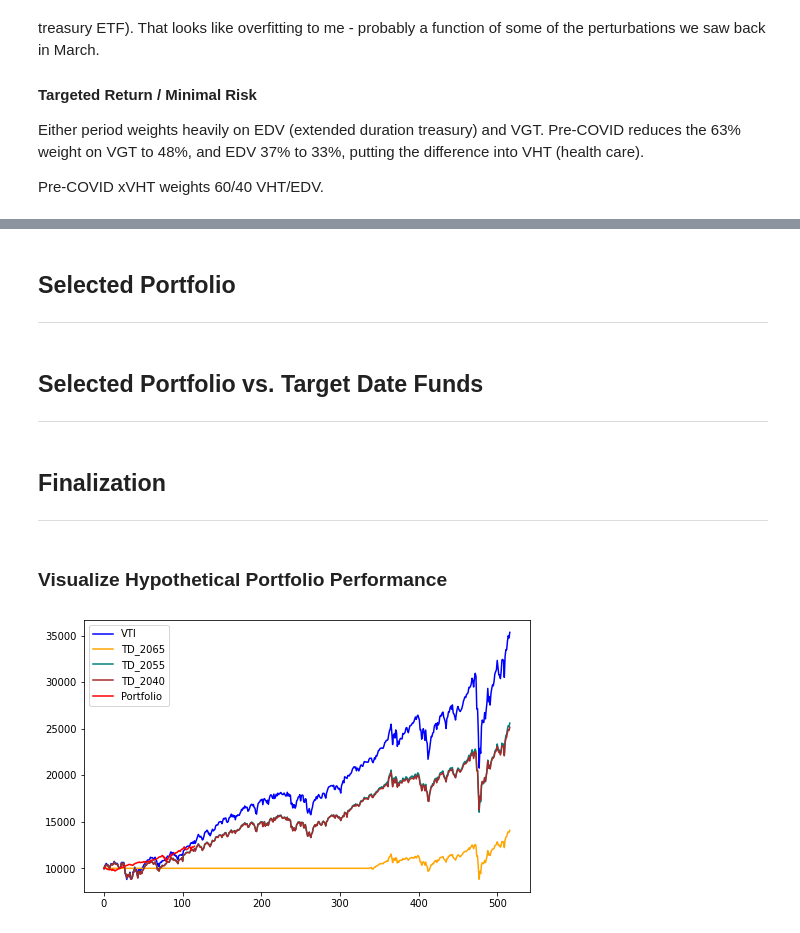
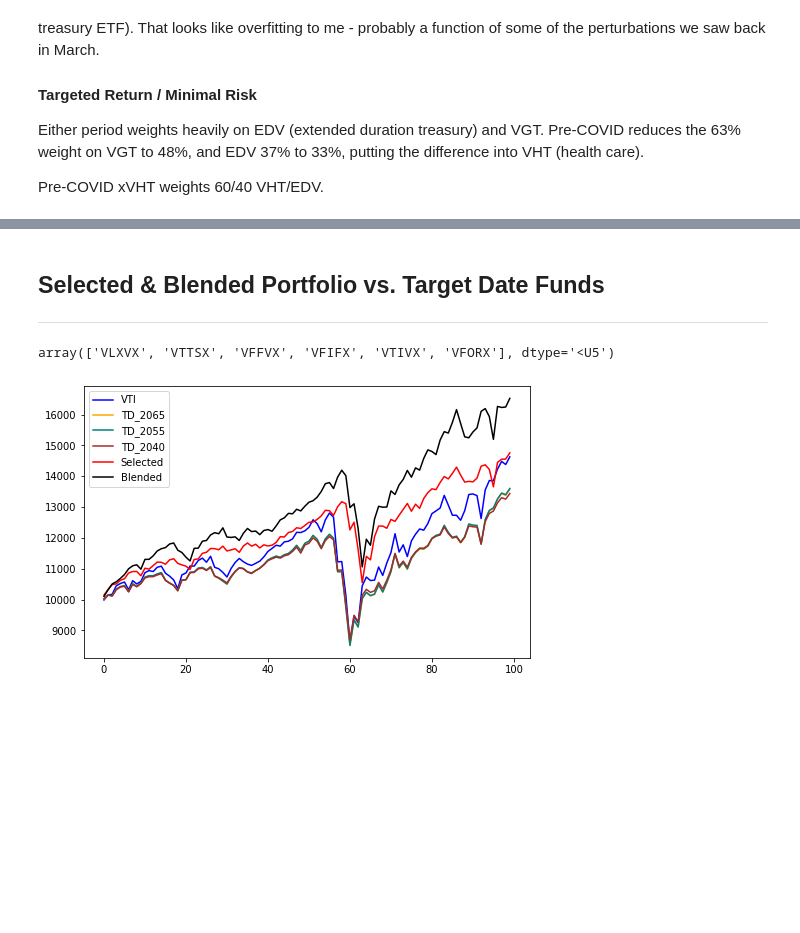
Before and after one commit to Matthew-Amos/Portfolio-Optimization, a Jupyter notebook: January_2021.ipynb, the cells around one changed output, grey strips where cells are left out. Drawn from its saved outputs; the diff is of its cells as text; code cells hidden in the pictures; blank space fills up the shorter version.

Commit message:
selected portfolio

```diff
--- a/January_2021.ipynb
+++ b/January_2021.ipynb
@@ -244,15 +244,18 @@ import matplotlib.pyplot as plt
 %matplotlib inline
 plt.rcParams["figure.figsize"] = 8, 5
 # %%
-def model_matrices(min_m, exclude=0, excluded_funds=None):
+def model_matrices(min_m, exclude=0, excluded_funds=None, included_funds=None):
     """Risk-adjusted HPRs, mean returns, cov matrix, and symbol labels."""
     # Exclude funds
     pm = price_mat.copy()
     wks = available_weeks
 
+    if included_funds:
+        excluded_funds = [s for s in pm.columns.values if s not in included_funds]
+
     if excluded_funds:
+        wks = [wks[i] for i in range(len(wks)) if pm.columns.values[i] not in excluded_funds]
         pm = pm.drop(columns=excluded_funds)
-        wks = [wk for wk in wks if wk not in excluded_funds]
 
     # Matrices
     samples = [i for i in range(len(wks)) if wks[i]>=min_m]
@@ -712,0 +808,13 @@ BNDW: 0.0
+# %%
+assets = model_matrices(52*7, included_funds = ["VTI", "VXUS", "VGT", "VHT", 'BIL', 'EDV', 'GSY', 'BND', 'BNDX'])
+X = assets['data']
+sample_symbols = assets['symbols']
+H = assets['hprs']
+M, N = assets['dims']
+U = assets['mean']
+S = assets['cov']
+
+w_a_s, _ = solve_portfolio(inline_obj1, 500, 0.05, None)
+w_a_r, obj = solve_portfolio(inline_obj3, 1000, 0.25, None)
+
+plot_objs(obj)
@@ -713,50 +895,50 @@ BNDW: 0.0
 # %% [markdown]
-## Selected Portfolio
+## Selected & Blended Portfolio vs. Target Date Funds
 
 ---
-# %% [markdown]
-## Selected Portfolio vs. Target Date Funds
-
----
-# %% [markdown]
-## Finalization
-
----
-# %% [markdown]
-### Visualize Hypothetical Portfolio Performance
+# %%
+TARGET_DATE_FUNDS
+# %% [output]
+array(['VLXVX', 'VTTSX', 'VFFVX', 'VFIFX', 'VTIVX', 'VFORX'], dtype='<U5')
 # %%
+min_weeks = 52*7
+
 # Prices
 VTI = price_mat.VTI.iloc[-min_weeks:-1].values
 TD_2065 = price_mat.VLXVX.iloc[-min_weeks:-1].values
 TD_2055 = price_mat.VFFVX.iloc[-min_weeks:-1].values
 TD_2040 = price_mat.VFORX.iloc[-min_weeks:-1].values
-port = jnp.matmul(X.values, w.transpose())
+port_sel = jnp.matmul(X.values, SELECTED.transpose())
+port_blend = jnp.matmul(X.values, BLENDED.transpose())
 
 # Returns
 VTI = VTI[1:-1]/VTI[0:-2]
 TD_2065 = TD_2065[1:-1]/TD_2065[0:-2]
 TD_2055 = TD_2055[1:-1]/TD_2055[0:-2]
 TD_2040 = TD_2040[1:-1]/TD_2040[0:-2]
-port = port[1:-1]/port[0:-2]
+port_sel = port_sel[1:-1]/port_sel[0:-2]
+port_blend = port_blend[1:-1]/port_blend[0:-2]
 
 TD_2065 = np.nan_to_num(TD_2065, nan=1.00)
 
 # Relative to $10K initial investment
-VTI = 10000.00 * np.cumprod(VTI)
-TD_2065 = 10000.00 * np.cumprod(TD_2065)
-TD_2055 = 10000.00 * np.cumprod(TD_2055)
-TD_2040 = 10000.00 * np.cumprod(TD_2040)
-port = 10000.00 * np.cumprod(port)
+VTI = 10000.00 * np.cumprod(VTI[-100:])
+TD_2065 = 10000.00 * np.cumprod(TD_2065[-100:])
+TD_2055 = 10000.00 * np.cumprod(TD_2055[-100:])
+TD_2040 = 10000.00 * np.cumprod(TD_2040[-100:])
+port_sel = 10000.00 * np.cumprod(port_sel[-100:])
+port_blend = 10000.00 * np.cumprod(port_blend[-100:])
 
 # Plot
 fig = plt.figure()
 ax = fig.add_subplot(111)
 ax.plot(VTI, c='b', label='VTI')
 ax.plot(TD_2065, c='orange', label='TD_2065')
 ax.plot(TD_2055, c='teal', label='TD_2055')
 ax.plot(TD_2040, c='brown', label='TD_2040')
-ax.plot(port, c='r', label='Portfolio')
+ax.plot(port_sel, c='red', label='Selected')
+ax.plot(port_blend, c='black', label='Blended')
 plt.legend(loc=2)
 plt.show()
 # %% [output]
-[figure, old version]
+[figure, new version]
```
Also changed, not shown: parts of 41 cells of this notebook.
